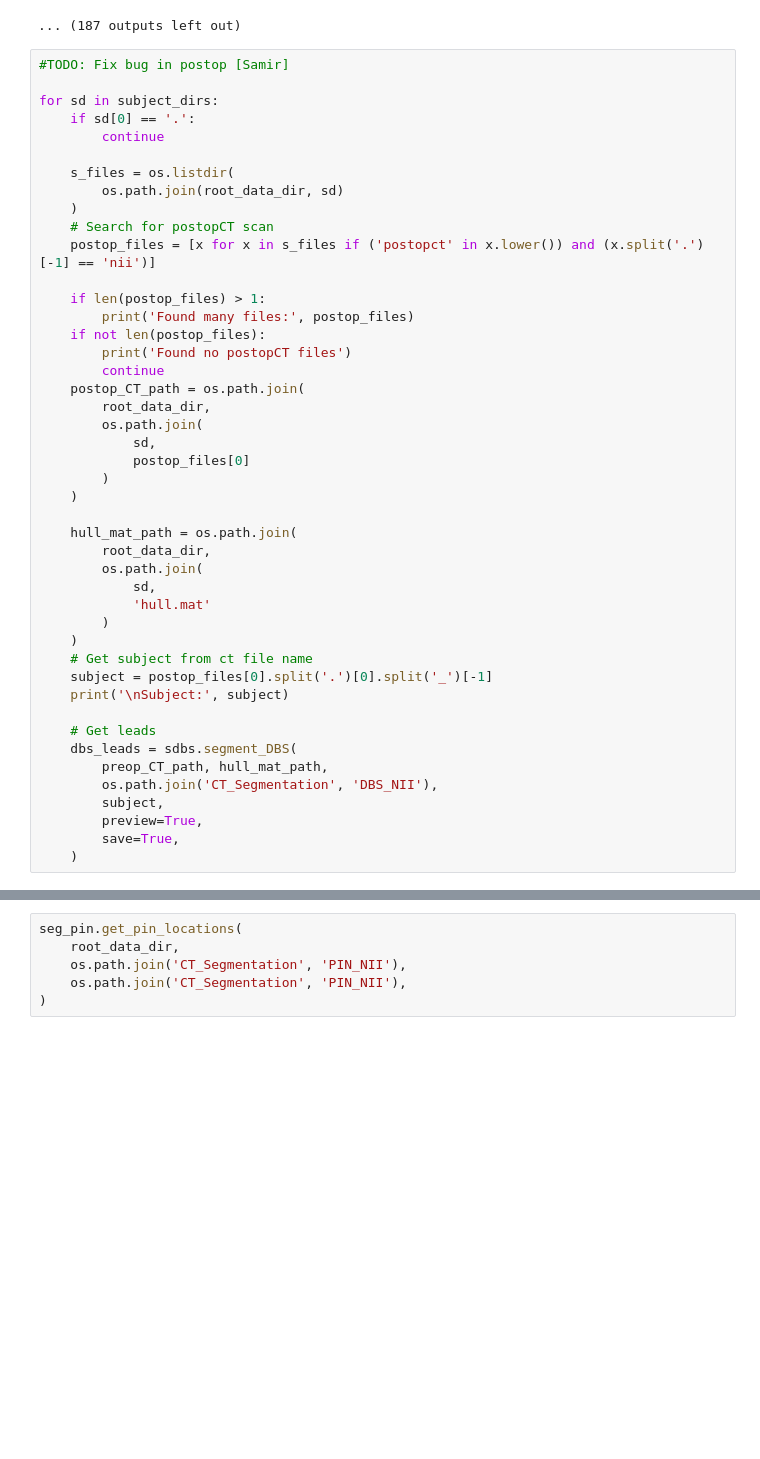
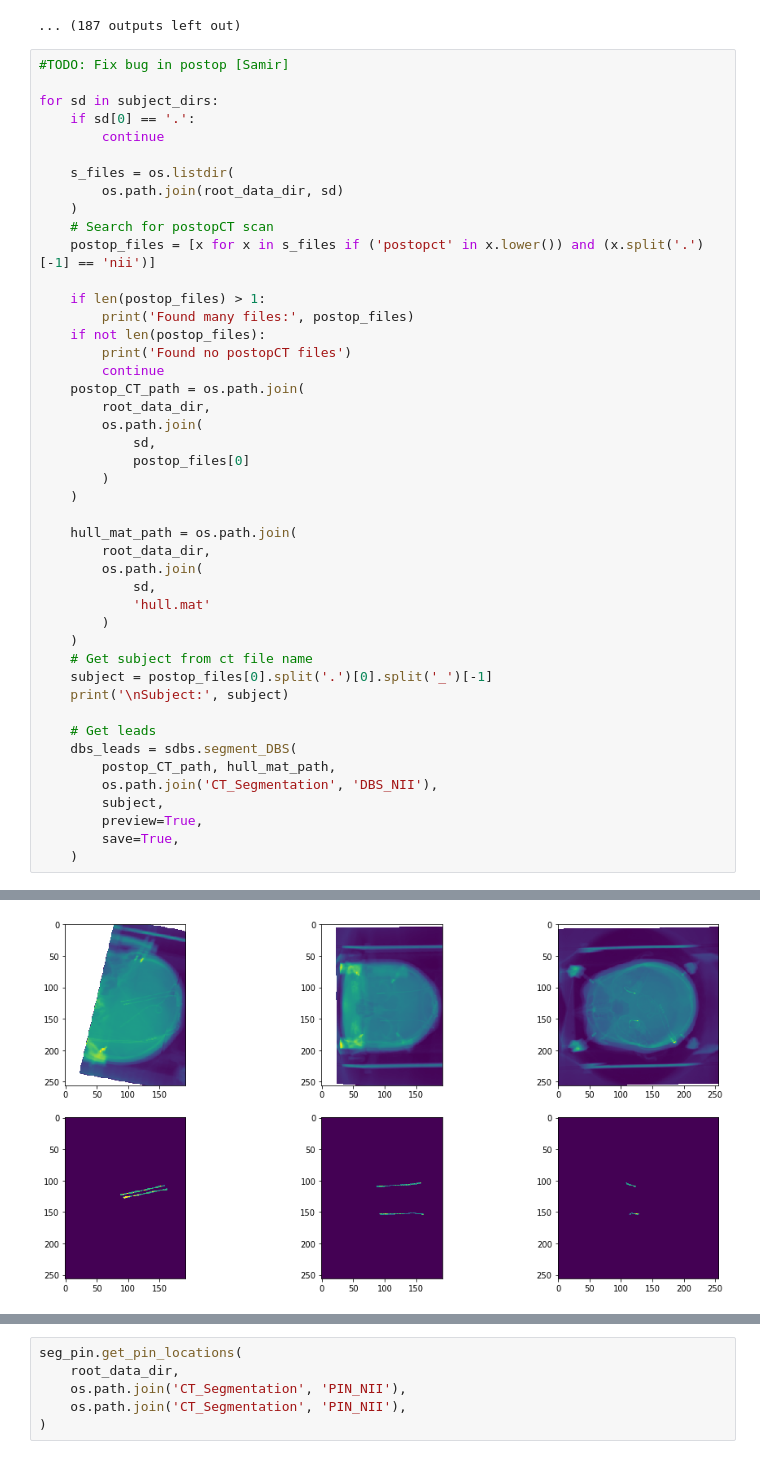
Before and after one commit to wspeier1/BE223A_2019, a Jupyter notebook: Consolidated_Pipeline2.ipynb, the cells around one changed output, grey strips where cells are left out. Drawn from its saved outputs; the diff is of its cells as text; blank space fills up the shorter version.

Commit message:
:bug: fixed bug on wrong path being input

```diff
--- a/Consolidated_Pipeline2.ipynb
+++ b/Consolidated_Pipeline2.ipynb
@@ -145,7 +145,7 @@ for sd in subject_dirs:
 
     # Get leads
     dbs_leads = sdbs.segment_DBS(
-        preop_CT_path, hull_mat_path,
+        postop_CT_path, hull_mat_path,
         os.path.join('CT_Segmentation', 'DBS_NII'),
         subject,
         preview=True,
@@ -179,0 +181 @@ FINDING LARGEST CONNECTED COMPONENTS
+[figure, added]
```
Also changed, not shown: parts of 1 cell of this notebook.
